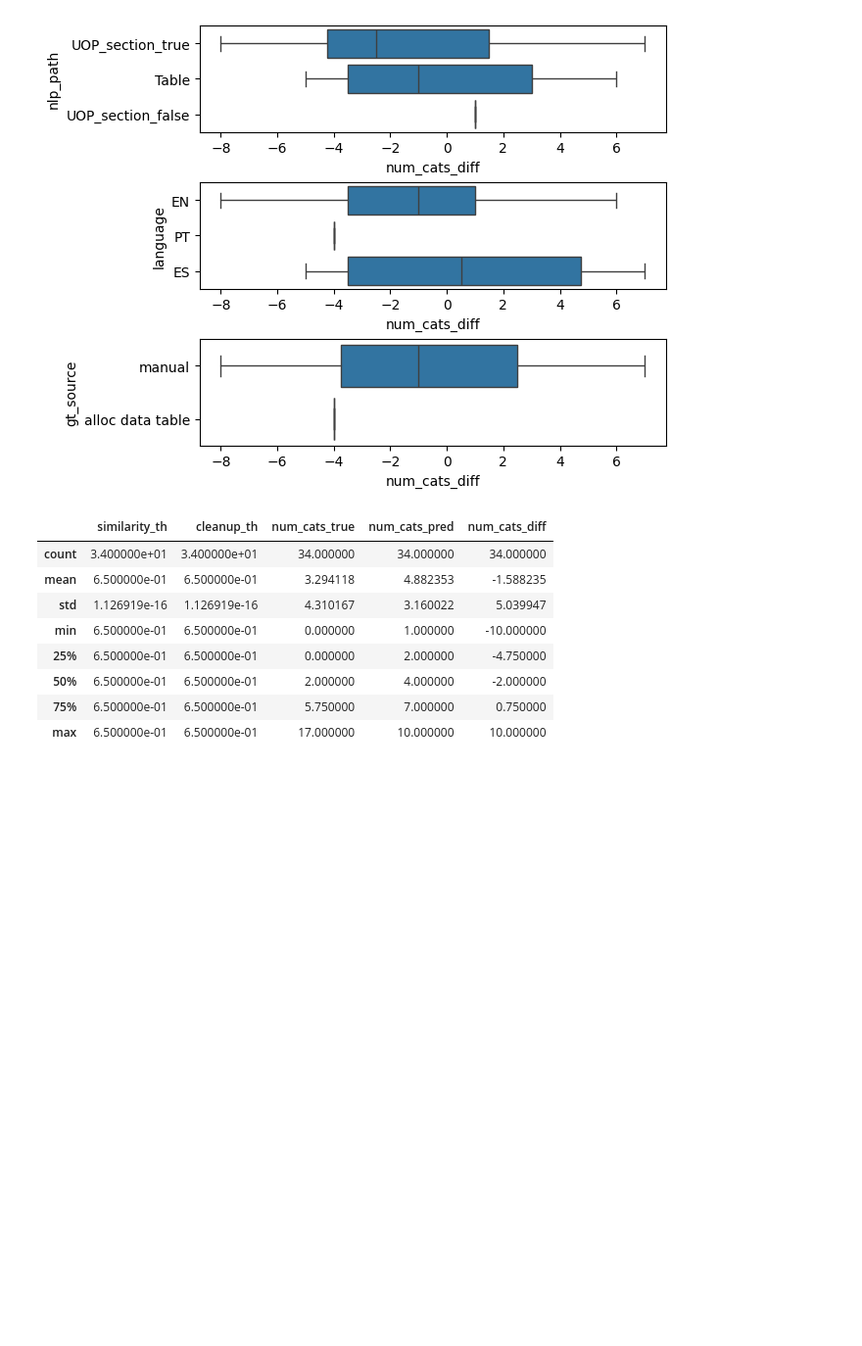
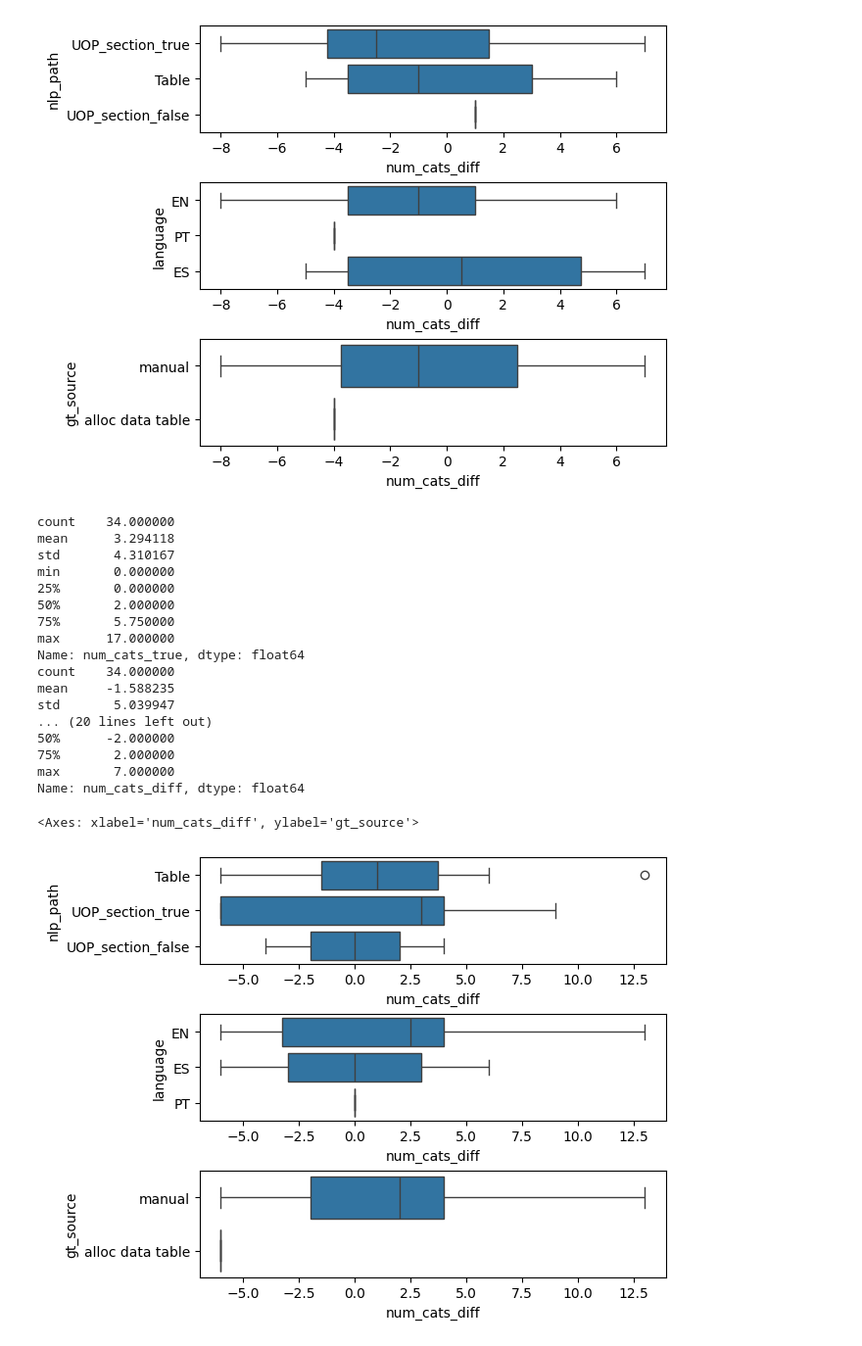
Before and after one commit to emw9805-notabot/ADSCert_project_Watson, a Jupyter notebook: Eval_metrics_V4.ipynb, the cells around one changed output. Shown at 98% size. Drawn from its saved outputs; the diff is of its cells as text; code cells hidden in the pictures; blank space fills up the shorter version.

```diff
--- a/Eval_metrics_V4.ipynb
+++ b/Eval_metrics_V4.ipynb
@@ -239,3 +342,8 @@ Data columns (total 12 columns):
  11  ES_partial_True_Positives  15 non-null     bool
 dtypes: bool(1), float64(2), int64(3), str(6)
 memory usage: 2.6 KB
+# %%
+# create a dataset containing results for boxplots - V5 sim TH = 0.80
+
+boxplot_df_v5 = conf_mtrx_df_v5.query("ES_partial_True_Positives == True")
+boxplot_df_v5.info()
@@ -249,14 +379,38 @@ sns.boxplot(x=boxplot_df['num_cats_diff'], y = boxplot_df['gt_source'], ax=axes[
 <Axes: xlabel='num_cats_diff', ylabel='gt_source'>
 [figure]
 # %%
-conf_mtrx_df.describe()
+# stats - whole dataset and ES partial TPs - V4 sim TH = 0.65
+
+print(conf_mtrx_df['num_cats_true'].describe())
+print(conf_mtrx_df['num_cats_diff'].describe())
+print(boxplot_df['num_cats_true'].describe())
+print(boxplot_df['num_cats_diff'].describe())
 # %% [output]
-|  | similarity_th | cleanup_th | num_cats_true | num_cats_pred | num_cats_diff |
-| count | 3.400000e+01 | 3.400000e+01 | 34.000000 | 34.000000 | 34.000000 |
-| mean | 6.500000e-01 | 6.500000e-01 | 3.294118 | 4.882353 | -1.588235 |
-| std | 1.126919e-16 | 1.126919e-16 | 4.310167 | 3.160022 | 5.039947 |
-| min | 6.500000e-01 | 6.500000e-01 | 0.000000 | 1.000000 | -10.000000 |
-| 25% | 6.500000e-01 | 6.500000e-01 | 0.000000 | 2.000000 | -4.750000 |
-| 50% | 6.500000e-01 | 6.500000e-01 | 2.000000 | 4.000000 | -2.000000 |
-| 75% | 6.500000e-01 | 6.500000e-01 | 5.750000 | 7.000000 | 0.750000 |
-| max | 6.500000e-01 | 6.500000e-01 | 17.000000 | 10.000000 | 10.000000 |
+count    34.000000
+mean      3.294118
+std       4.310167
+min       0.000000
+25%       0.000000
+50%       2.000000
+75%       5.750000
+max      17.000000
+Name: num_cats_true, dtype: float64
+count    34.000000
+mean     -1.588235
+std       5.039947
+... (20 lines left out)
+50%      -2.000000
+75%       2.000000
+max       7.000000
+Name: num_cats_diff, dtype: float64
+# %%
+# boxplots of diff in number of cats - V5 sim TH = 0.80
+
+fig, axes = plt.subplots(3,1, layout = 'constrained')
+
+sns.boxplot(x=boxplot_df_v5['num_cats_diff'], y = boxplot_df_v5['nlp_path'], ax=axes[0])
+sns.boxplot(x=boxplot_df_v5['num_cats_diff'], y = boxplot_df_v5['language'], ax=axes[1])
+sns.boxplot(x=boxplot_df_v5['num_cats_diff'], y = boxplot_df_v5['gt_source'], ax=axes[2])
+# %% [output]
+<Axes: xlabel='num_cats_diff', ylabel='gt_source'>
+[figure, added]
```
Also changed, not shown: parts of 18 cells of this notebook.
